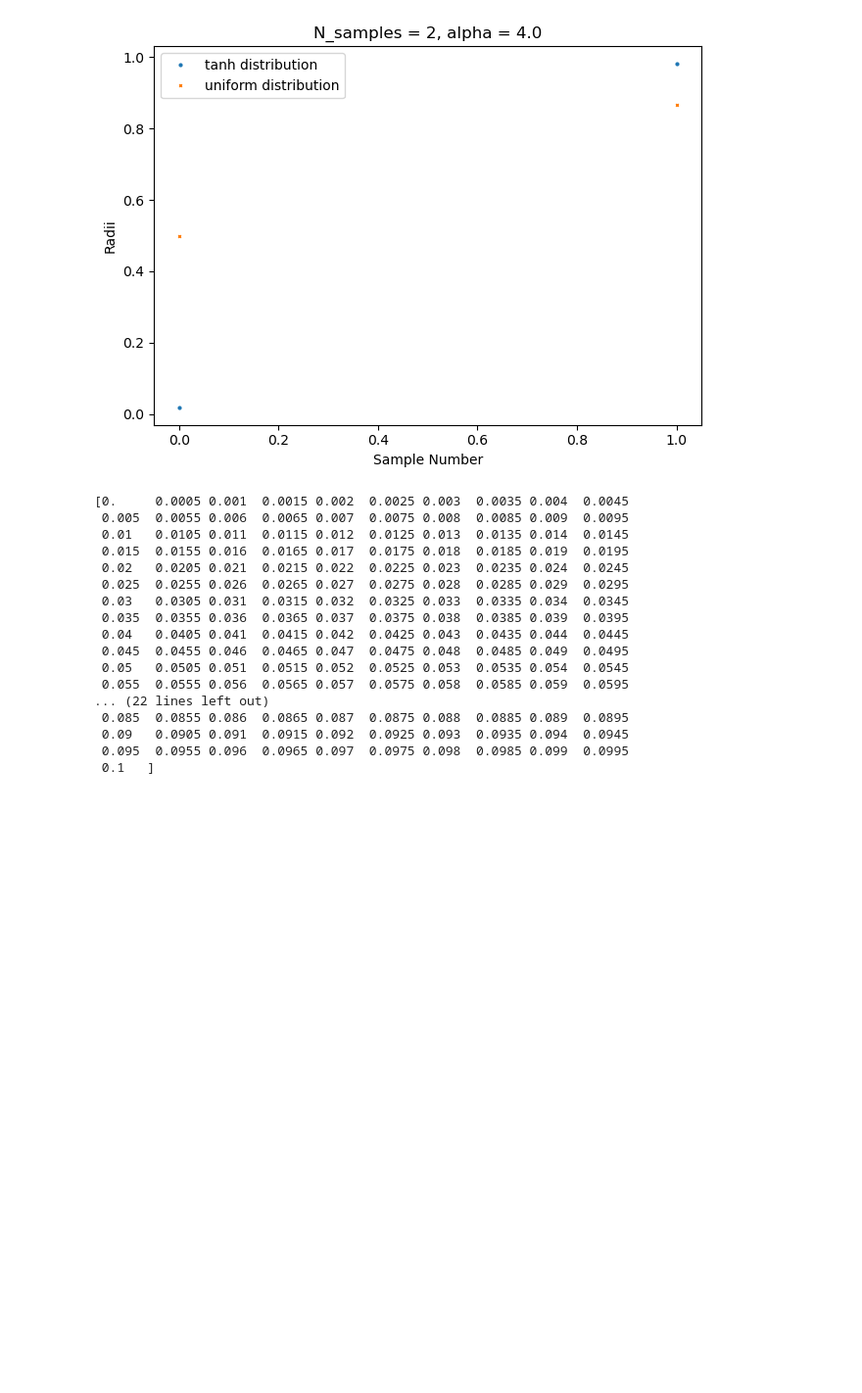
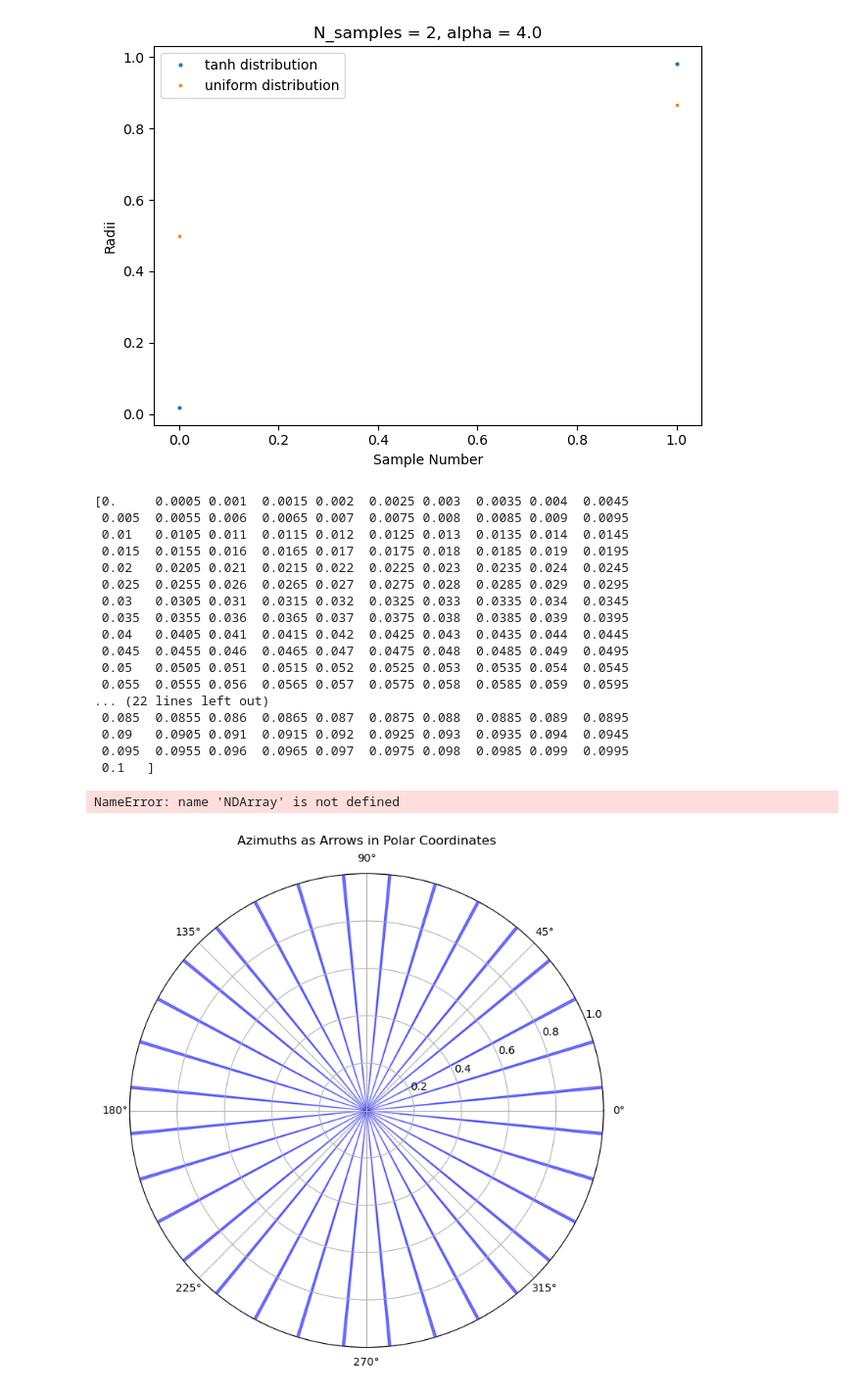
Before and after one commit to blestrada/Deterministic_Particle_Transport, a Jupyter notebook: python/jupyter/2d_testing.ipynb, the cells around one changed output. Shown at 98% size. Saved outputs shown, nothing was run; the diff lists cells and outputs as text; code cells hidden in the pictures; blank space fills up the shorter version.

```diff
--- a/python/jupyter/2d_testing.ipynb
+++ b/python/jupyter/2d_testing.ipynb
@@ -608,3 +608,55 @@ print(z_points)
  0.09   0.0905 0.091  0.0915 0.092  0.0925 0.093  0.0935 0.094  0.0945
  0.095  0.0955 0.096  0.0965 0.097  0.0975 0.098  0.0985 0.099  0.0995
  0.1   ]
+# %%
+from numpy import ndarray
+import numpy as np
+def deterministic_sample_radius(r_min: float,
+                                r_max: float,
+                                n_samples: int
+) -> NDArray:
+    """
+    Deterministically sample R for a cylindrical shell.
+    """
+    # centered uniform points
+    p_values = (np.arange(n_samples) + 0.5) / n_samples
+    # apply the PDF
+    r_values = np.sqrt(r_min**2 + p_values * (r_max**2 - r_min**2))
+    return r_values
+
+r_values_uniform = deterministic_sample_radius(0.0, 0.08, 2000)
+print(r_values_uniform)
+# %% [output]
+NameError: name 'NDArray' is not defined
+# %%
+import numpy as np
+import matplotlib.pyplot as plt
+
+# Given phi values
+phi_values = np.array([0.09817477, 0.29452431, 0.49087385, 0.68722339, 0.88357293,
+                       1.07992247, 1.27627202, 1.47262156, 1.6689711, 1.86532064,
+                       2.06167018, 2.25801972, 2.45436926, 2.6507188, 2.84706834,
+                       3.04341788, 3.23976742, 3.43611696, 3.63246651, 3.82881605,
+                       4.02516559, 4.22151513, 4.41786467, 4.61421421, 4.81056375,
+                       5.00691329, 5.20326283, 5.39961237, 5.59596191, 5.79231146,
+                       5.988661, 6.18501054])
+
+# Create a figure and axis
+fig, ax = plt.subplots(figsize=(8, 8), subplot_kw={'projection': 'polar'})
+
+# Set the radius for the arrows
+r = np.ones_like(phi_values)
+
+# Plot arrows
+for angle in phi_values:
+    ax.arrow(angle, 0, 0, 1, alpha=0.5, width=0.01, color='blue',
+             edgecolor='black', linewidth=1, head_width=0.1)
+
+# Set the limits and title
+ax.set_ylim(0, 1)
+ax.set_title('Azimuths as Arrows in Polar Coordinates', va='bottom')
+
+# Show the plot
+plt.show()
+# %% [output]
+[figure, added]
```
Also changed, not shown: parts of 1 cell of this notebook, 11 other files.
